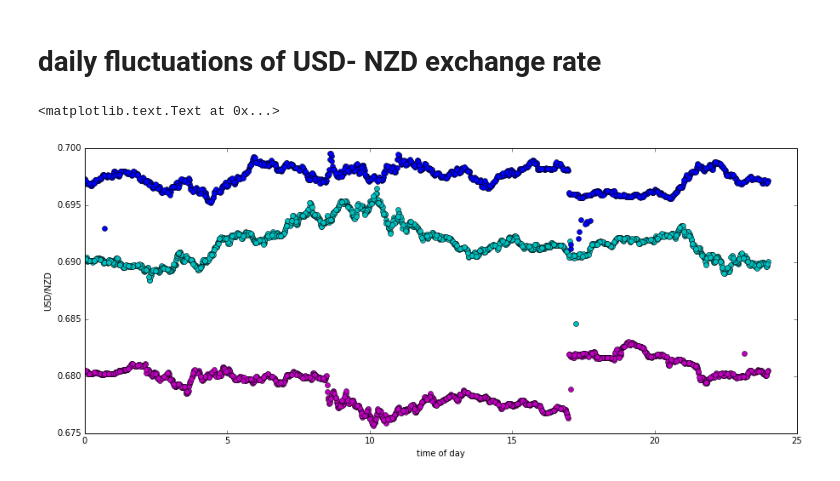
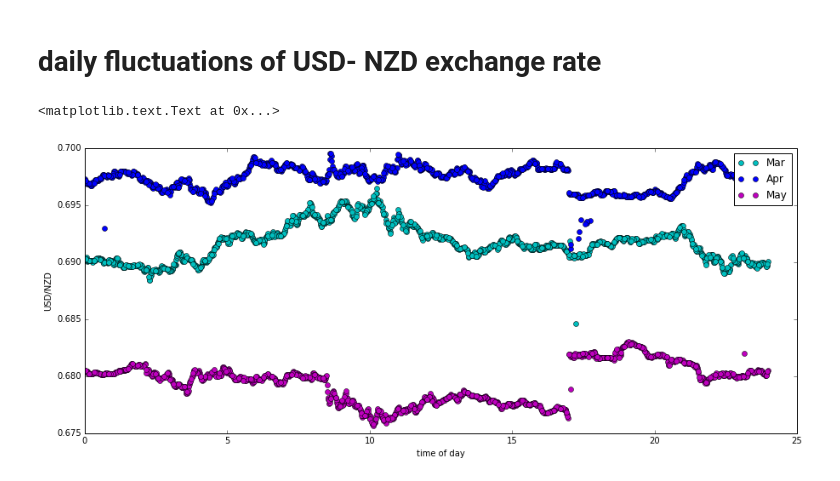
Before and after one commit to pletzer/jupyterMoons, a Jupyter notebook: USD_NZD_exchange.ipynb, the cells around one changed output. Drawn from its saved outputs; the diff is of its cells as text; code cells hidden in the pictures.

Commit message:
+ legends

```diff
--- a/USD_NZD_exchange.ipynb
+++ b/USD_NZD_exchange.ipynb
@@ -42,9 +42,10 @@ tMay, xMay = getDailyAverages(dataMay2016)
 # %%
 pyplot.plot(tMar, xMar, 'co')
 pyplot.plot(tApr, xApr, 'bo')
 pyplot.plot(tMay, xMay, 'mo')
+pyplot.legend(['Mar', 'Apr', 'May'])
 pyplot.ylabel('USD/NZD')
 pyplot.xlabel('time of day')
 # %% [output]
 <matplotlib.text.Text at 0x...>
-[figure, old version]
+[figure, new version]
```
